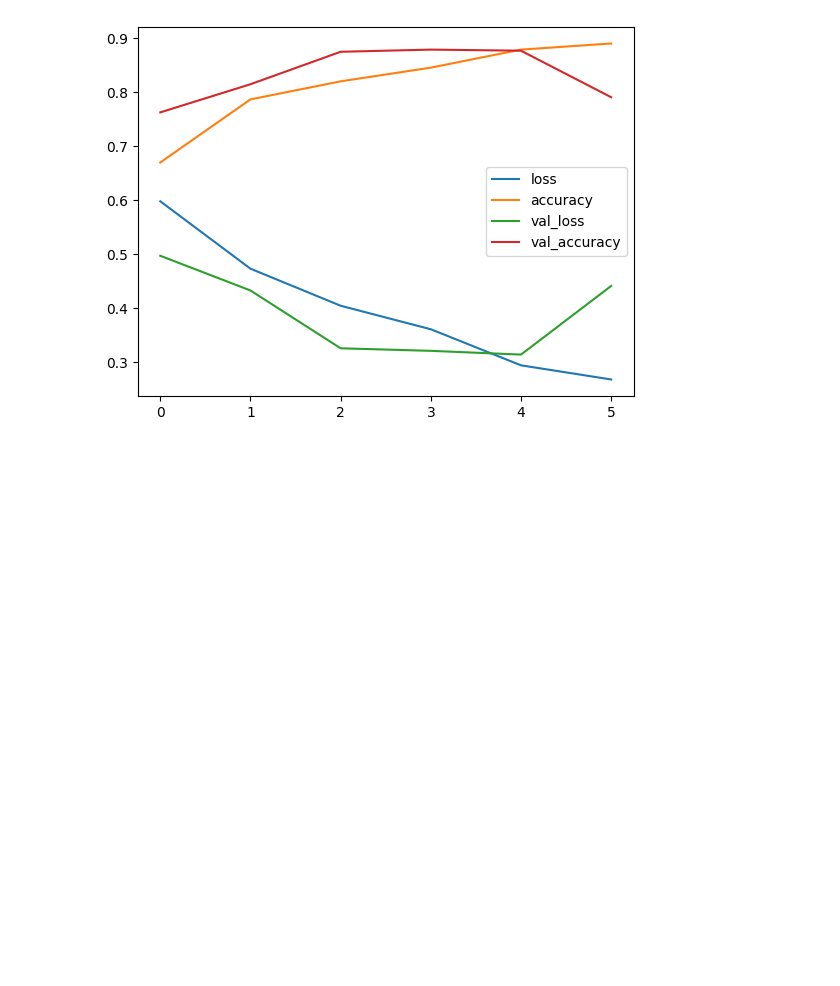
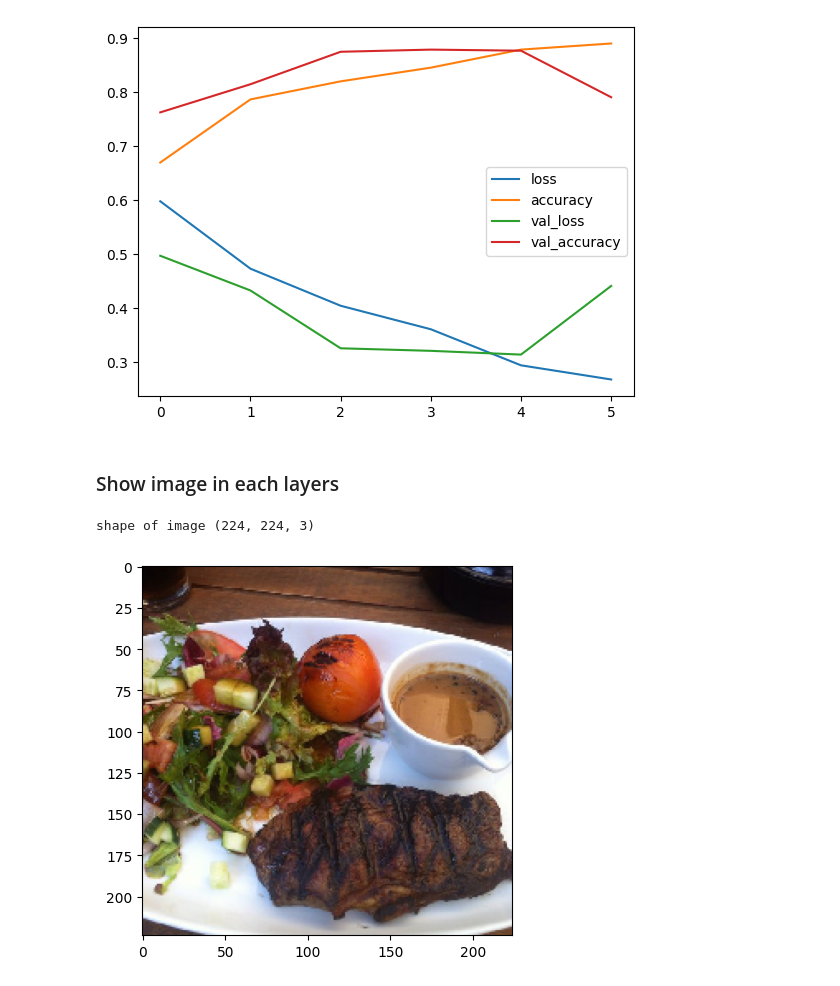
Before and after one commit to ryzhokhina/Tensorflow-Dev-Exam-Preparation, a Jupyter notebook: 03_CNN_tensorflow.ipynb, the cells around one changed output. Drawn from its saved outputs; the diff is of its cells as text; code cells hidden in the pictures; blank space fills up the shorter version.

```diff
--- a/03_CNN_tensorflow.ipynb
+++ b/03_CNN_tensorflow.ipynb
@@ -259,3 +259,13 @@ pd.DataFrame(history_l.history).plot()
 # %% [output]
 <Axes: >
 [figure]
+# %% [markdown]
+### Show image in each layers
+# %%
+x, y = test_data.next()
+# %%
+plt.imshow(x[0])
+print(f"shape of image {x[0].shape}")
+# %% [output]
+shape of image (224, 224, 3)
+[figure, added]
```
Also changed, not shown: parts of 6 cells of this notebook.
